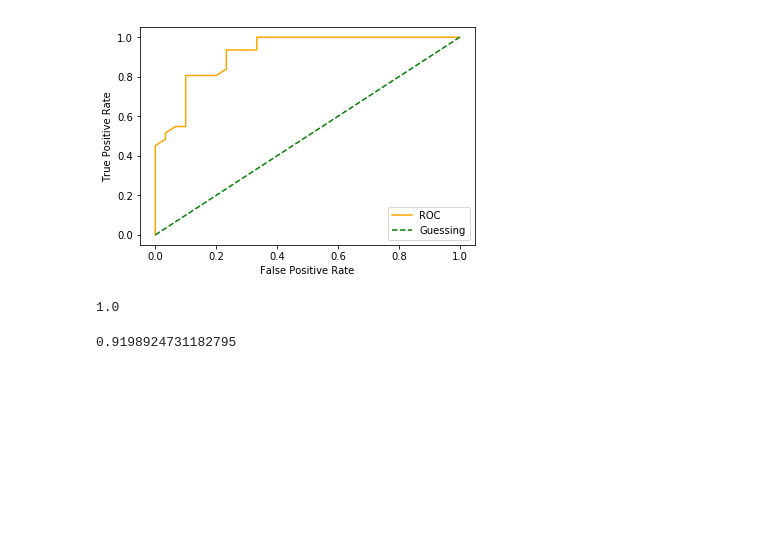
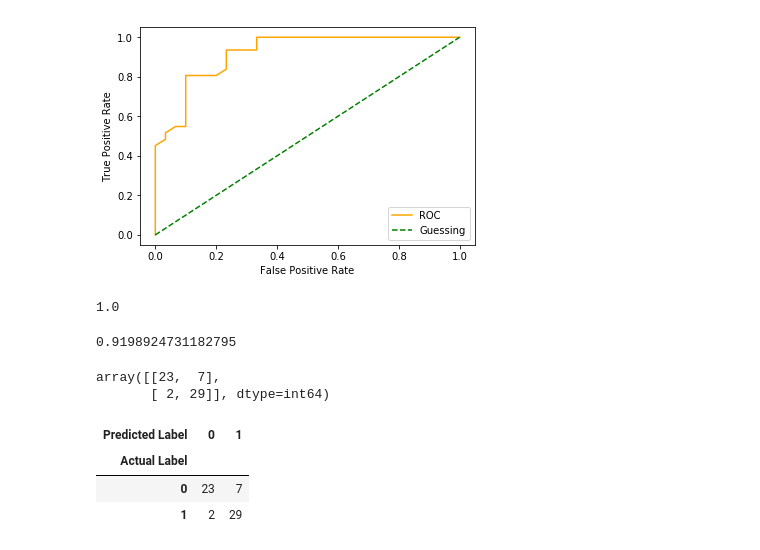
Before and after one commit to hadiuzzaman524/Machine-Learning, a Jupyter notebook: exercises 1.ipynb, the cells around one changed output. Cells and saved outputs as stored; diff of their text form; code cells hidden in the pictures; blank space fills up the shorter version.

```diff
--- a/exercises 1.ipynb
+++ b/exercises 1.ipynb
@@ -290,3 +290,18 @@ roc_auc_score(y_test,y_test)
 roc_auc_score(y_test,y_probs)
 # %% [output]
 0.9198924731182795
+# %%
+from sklearn.metrics import confusion_matrix
+
+y_predict=clf.predict(x_test)
+confusion_matrix(y_test,y_predict)
+# %% [output]
+array([[23,  7],
+       [ 2, 29]], dtype=int64)
+# %%
+pd.crosstab(y_test,y_predict,rownames=['Actual Label'],colnames=['Predicted Label'])
+# %% [output]
+| Predicted Label | 0 | 1 |
+| Actual Label |  |  |
+| 0 | 23 | 7 |
+| 1 | 2 | 29 |
```
Also changed, not shown: parts of 3 cells of this notebook.
